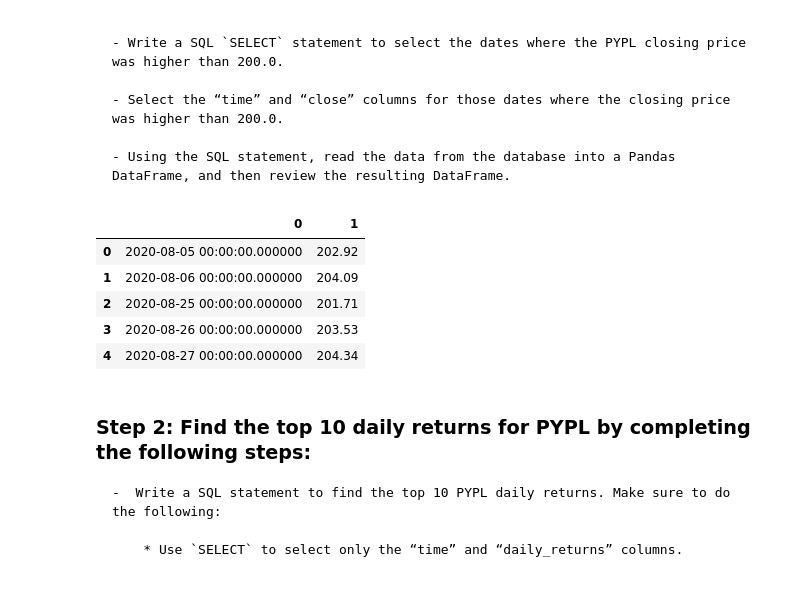
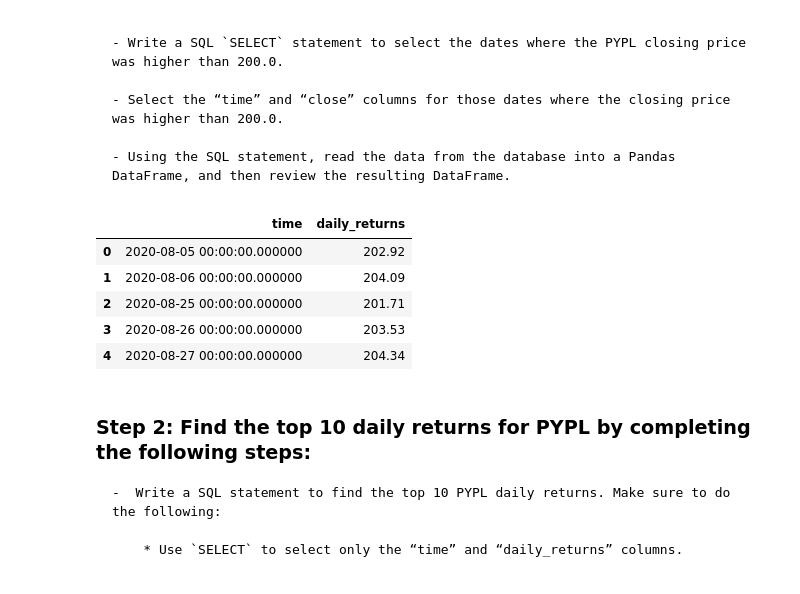
Before and after one commit to rdillens/07_ETF_Analyzer, a Jupyter notebook: etf_analyzer.ipynb, the cells around one changed output. Saved outputs shown, nothing was run; the diff lists cells and outputs as text; code cells hidden in the pictures.

```diff
--- a/etf_analyzer.ipynb
+++ b/etf_analyzer.ipynb
@@ -256,19 +256,19 @@ Complete the following steps:
 # %%
 # Write a SQL SELECT statement to select the time and close columns
 # where the PYPL closing price was higher than 200.0.
 query = """
 SELECT time, close
 FROM PYPL
 WHERE close > 200.0
 """
 
 # Using the query, read the data from the database into a Pandas DataFrame
-pypl_higher_than_200 = pd.DataFrame(engine.execute(query))
+pypl_higher_than_200 = pd.DataFrame(engine.execute(query), columns=['time', 'daily_returns'])
 
 # Review the resulting DataFrame
 display(pypl_higher_than_200.head())
 # %% [output]
-|  | 0 | 1 |
+|  | time | daily_returns |
 | 0 | 2020-08-05 00:00:00.000000 | 202.92 |
 | 1 | 2020-08-06 00:00:00.000000 | 204.09 |
 | 2 | 2020-08-25 00:00:00.000000 | 201.71 |
```
Also changed, not shown: parts of 2 cells of this notebook.
